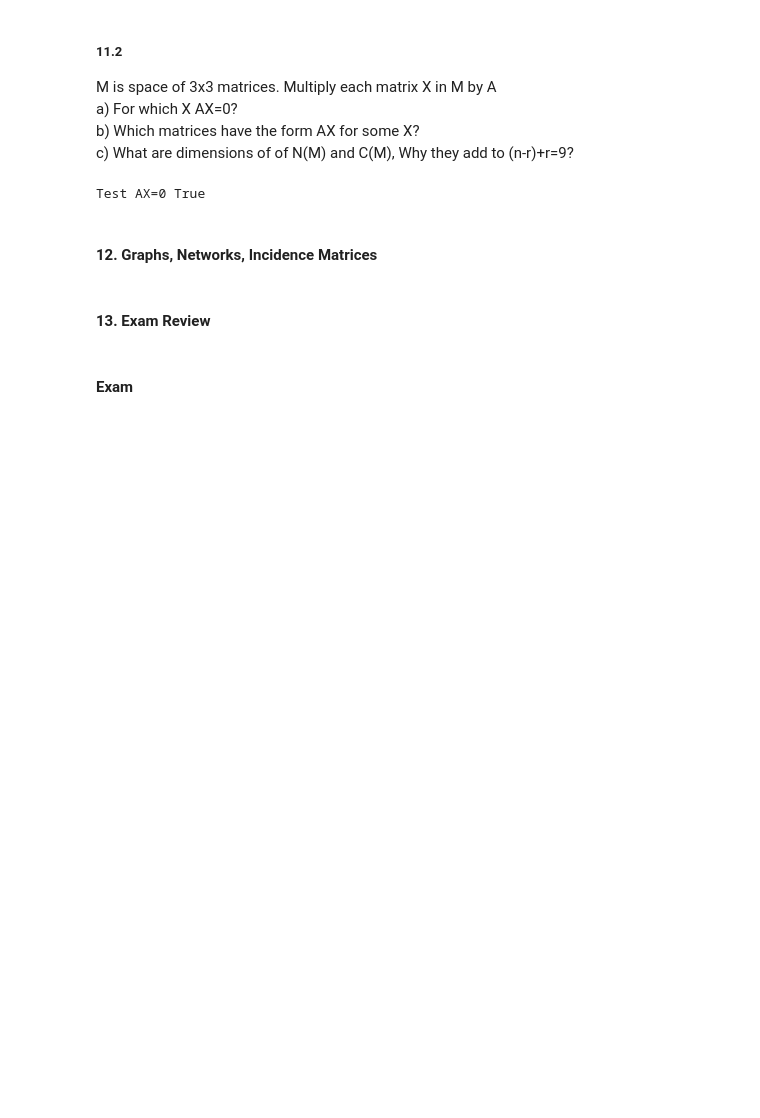
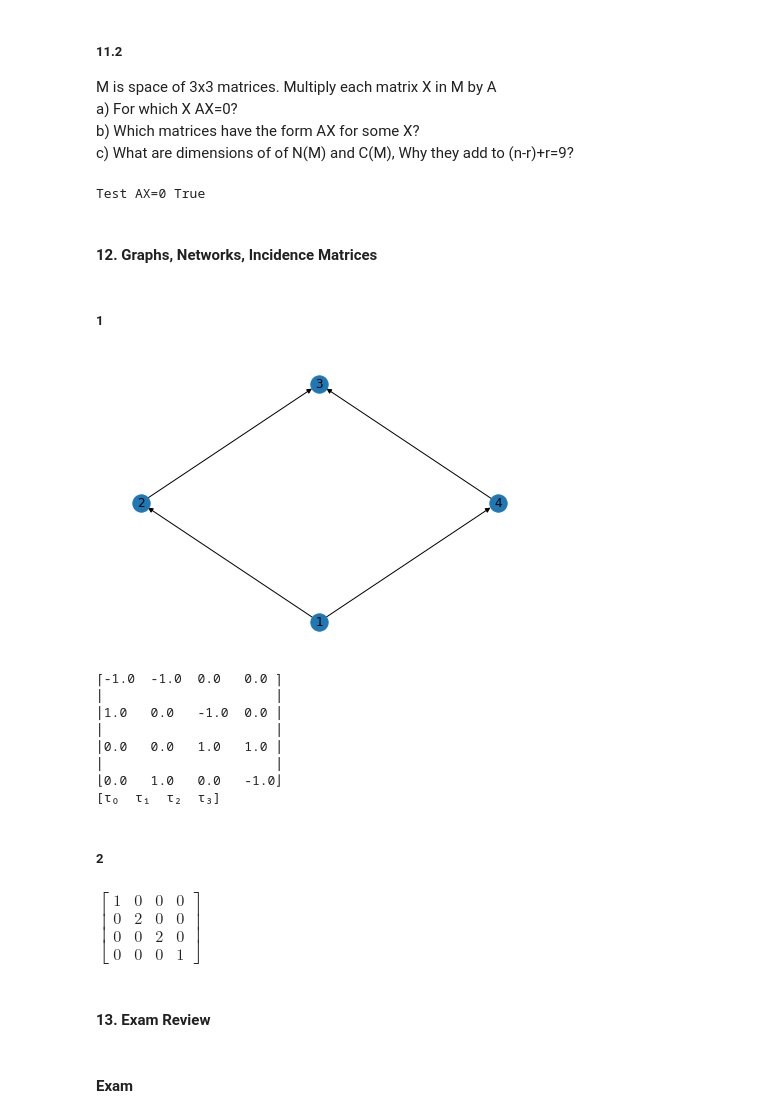
Before and after one commit to aleeusgr/OCW_assignments, a Jupyter notebook: 1806SC.ipynb, the cells around one changed output. Drawn from its saved outputs; the diff is of its cells as text; code cells hidden in the pictures; blank space fills up the shorter version.

```diff
--- a/1806SC.ipynb
+++ b/1806SC.ipynb
@@ -648,6 +648,45 @@ print('Test AX=0',A*X==Matrix.zeros(3))
 Test AX=0 True
 # %% [markdown]
 #### 12. Graphs, Networks, Incidence Matrices
+# %% [markdown]
+##### 1
+# %%
+import networkx as nx
+import sympy as sp
+import matplotlib.pyplot as plt
+
+G = nx.DiGraph()
+G.add_nodes_from([1,2,3,4])
+G.add_edges_from([[1,2],[1,4],[2,3],[4,3]])
+nx.draw_spectral(G,with_labels=True)
+plt.show()
+
+IM = sp.Matrix(nx.incidence_matrix(G,oriented = True).A)
+sp.pprint(IM)
+N,x = IM.gauss_jordan_solve(sp.Matrix.zeros(4))
+sp.pprint(x)
+# N(IM) is x = c*[1,1,1,1]
+# to see whats
+L,U,_ = IM.LUdecomposition()
+# %% [output]
+[figure, added]
+⎡-1.0  -1.0  0.0   0.0 ⎤
+⎢                      ⎥
+⎢1.0   0.0   -1.0  0.0 ⎥
+⎢                      ⎥
+⎢0.0   0.0   1.0   1.0 ⎥
+⎢                      ⎥
+⎣0.0   1.0   0.0   -1.0⎦
+[τ₀  τ₁  τ₂  τ₃]
+# %% [markdown]
+##### 2
+# %%
+C = sp.Matrix.eye(4)
+C[1,1] = 2
+C[2,2] = 2
+C
+# %% [output]
+$\displaystyle \left[\begin{matrix}1 & 0 & 0 & 0\\0 & 2 & 0 & 0\\0 & 0 & 2 & 0\\0 & 0 & 0 & 1\end{matrix}\right]$
 # %% [markdown]
 #### 13. Exam Review
 # %% [markdown]
```
Also changed, not shown: 1 other file.
